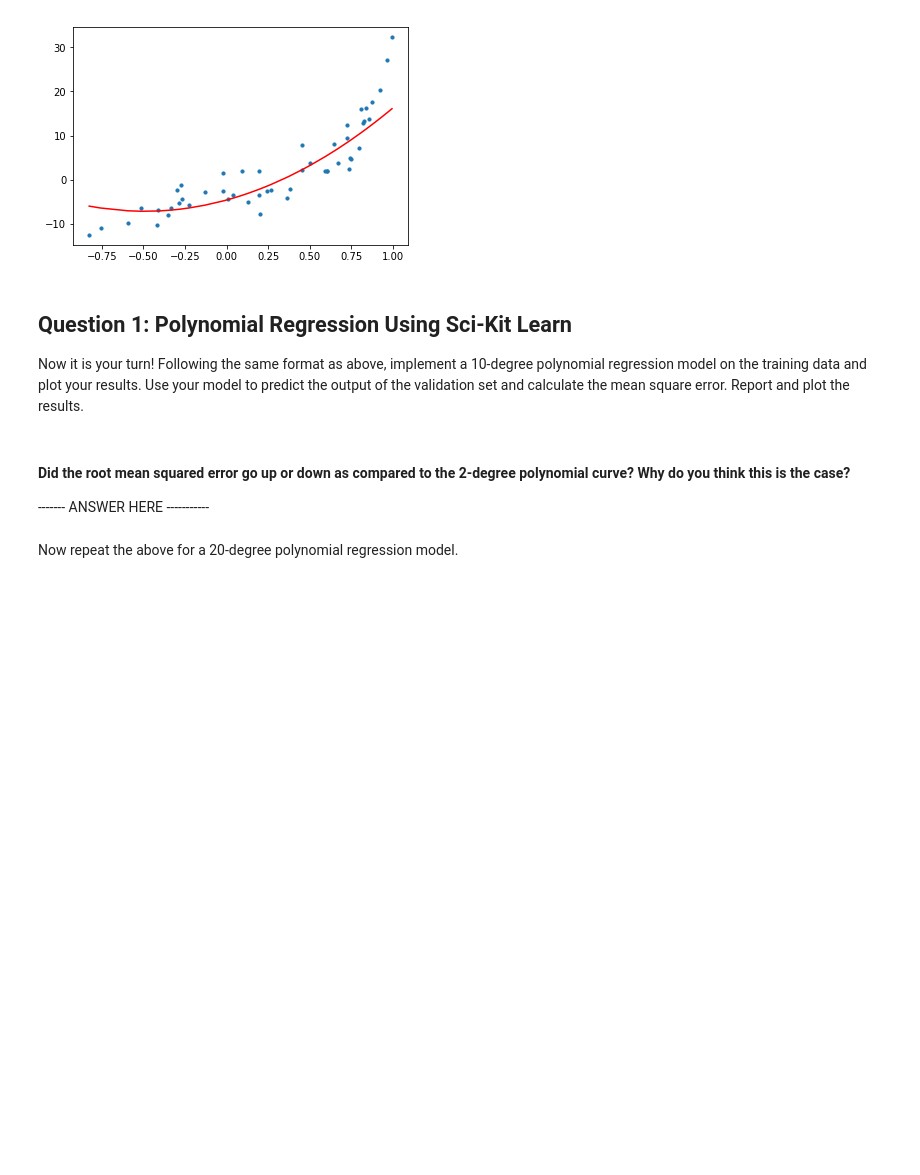
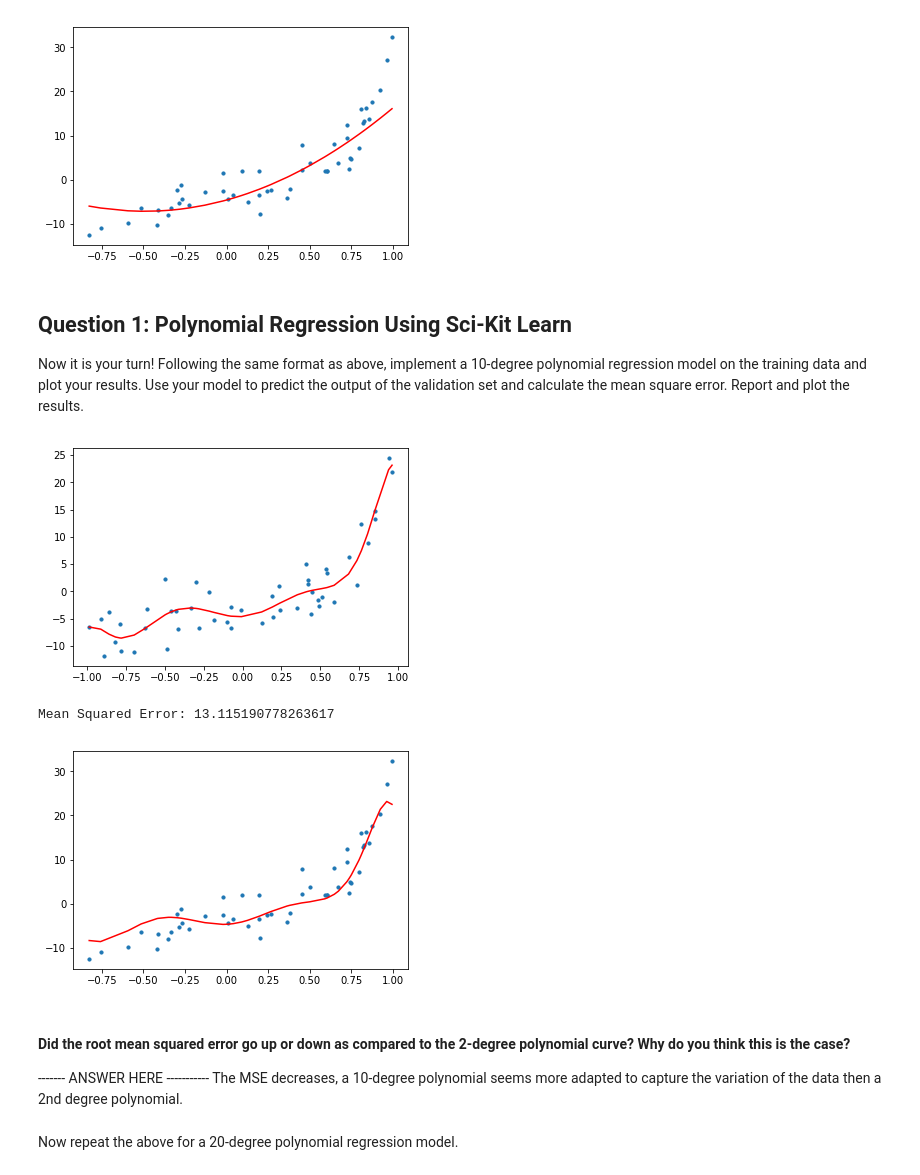
Before and after one commit to McGillAISociety/mais-bootcamp-w2019, a Jupyter notebook: Assignment2/Assignment 2.ipynb, the cells around one changed output. Saved outputs shown, nothing was run; the diff lists cells and outputs as text; code cells hidden in the pictures; blank space fills up the shorter version.

```diff
--- a/Assignment2/Assignment 2.ipynb
+++ b/Assignment2/Assignment 2.ipynb
@@ -122,16 +122,35 @@ Mean Squared Error: 20.485214511024225
 Now it is your turn! Following the same format as above, implement a 10-degree polynomial regression model on the training data and plot your results. Use your model to predict the output of the validation set and calculate the mean square error. Report and plot the results.
 # %%
 ### YOUR CODE HERE - Fit a 10-degree polynomial using Sci-Kit Learn
+polynomial_features = PolynomialFeatures(degree=10)
+x_poly = polynomial_features.fit_transform(train_x)
+model = LinearRegression()
+model.fit(x_poly, train_y)
+y_poly_pred = model.predict(x_poly)
 
 ### YOUR CODE HERE - Plot your the curve on the training data set
+plt.scatter(train_x, train_y, s=10)
+plt.plot(train_x, y_poly_pred, color='r')
+plt.show()
 
 ### YOUR CODE HERE - Use model to predict output of validation set
+valid_y_poly_pred = model.predict(polynomial_features.fit_transform(valid_x))
 
 ### YOUR CODE HERE - Calculate the RMSE. Report and plot the curve on the validation set.
+mse = mean_squared_error(valid_y, valid_y_poly_pred)
+print("Mean Squared Error: {}".format(mse))
+plt.scatter(valid_x, valid_y, s=10)
+plt.plot(valid_x, valid_y_poly_pred, color='r')
+plt.show()
+# %% [output]
+[figure, added]
+Mean Squared Error: 13.115190778263617
+[figure, added]
 # %% [markdown]
 #### Did the root mean squared error go up or down as compared to the 2-degree polynomial curve? Why do you think this is the case?
 
 ------- ANSWER HERE -----------
+The MSE decreases, a 10-degree polynomial seems more adapted to capture the variation of the data then a 2nd degree polynomial.
 # %% [markdown]
 Now repeat the above for a 20-degree polynomial regression model.
 # %%
```
Also changed, not shown: parts of 9 cells of this notebook.
